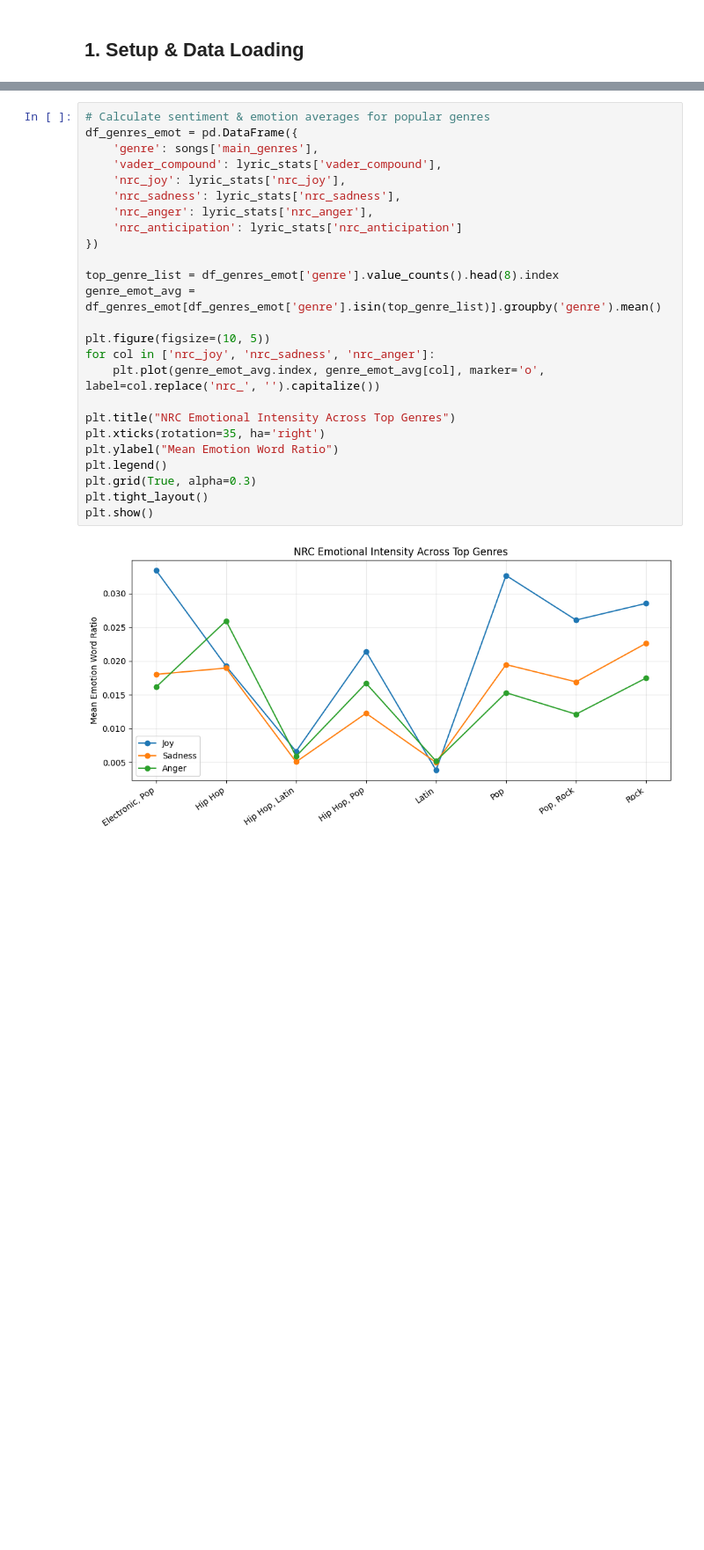
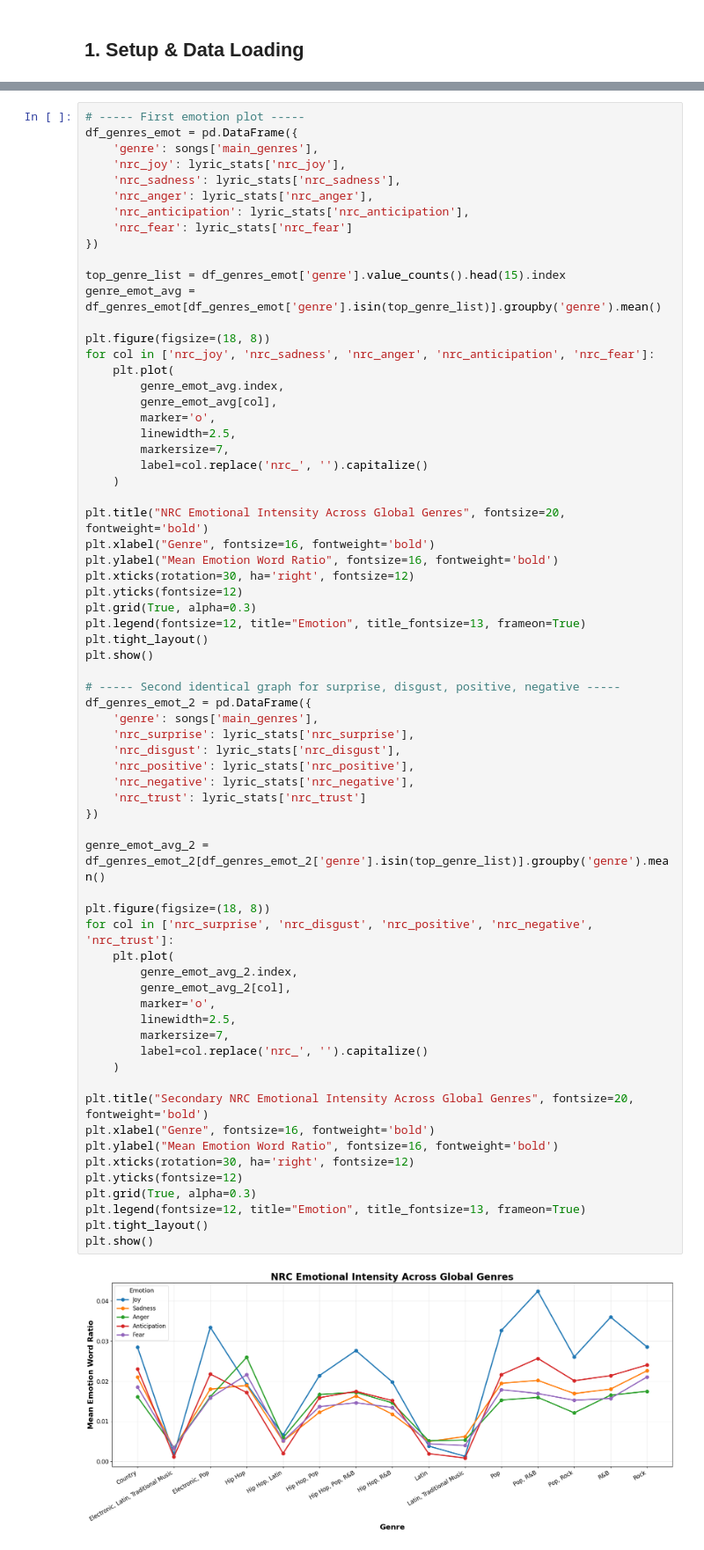
Before and after one commit to essteec/music-prediction, a Jupyter notebook: notebooks/02_global_multilingual_lyric_analysis.ipynb, the cells around one changed output, grey strips where cells are left out. Shown at 88% size. Cells and saved outputs as stored; diff of their text form; blank space fills up the shorter version.

```diff
--- a/notebooks/02_global_multilingual_lyric_analysis.ipynb
+++ b/notebooks/02_global_multilingual_lyric_analysis.ipynb
@@ -111,27 +216,69 @@ We examine the dominant emotional nuances (Joy, Sadness, Anger, Fear, Love, Opti
 # %%
-# Calculate sentiment & emotion averages for popular genres
+# ----- First emotion plot -----
 df_genres_emot = pd.DataFrame({
     'genre': songs['main_genres'],
-    'vader_compound': lyric_stats['vader_compound'],
     'nrc_joy': lyric_stats['nrc_joy'],
     'nrc_sadness': lyric_stats['nrc_sadness'],
     'nrc_anger': lyric_stats['nrc_anger'],
-    'nrc_anticipation': lyric_stats['nrc_anticipation']
+    'nrc_anticipation': lyric_stats['nrc_anticipation'],
+    'nrc_fear': lyric_stats['nrc_fear']
 })
 
-top_genre_list = df_genres_emot['genre'].value_counts().head(8).index
+top_genre_list = df_genres_emot['genre'].value_counts().head(15).index
 genre_emot_avg = df_genres_emot[df_genres_emot['genre'].isin(top_genre_list)].groupby('genre').mean()
 
-plt.figure(figsize=(10, 5))
-for col in ['nrc_joy', 'nrc_sadness', 'nrc_anger']:
-    plt.plot(genre_emot_avg.index, genre_emot_avg[col], marker='o', label=col.replace('nrc_', '').capitalize())
+plt.figure(figsize=(18, 8))
+for col in ['nrc_joy', 'nrc_sadness', 'nrc_anger', 'nrc_anticipation', 'nrc_fear']:
+    plt.plot(
+        genre_emot_avg.index,
+        genre_emot_avg[col],
+        marker='o',
+        linewidth=2.5,
+        markersize=7,
+        label=col.replace('nrc_', '').capitalize()
+    )
 
-plt.title("NRC Emotional Intensity Across Top Genres")
-plt.xticks(rotation=35, ha='right')
-plt.ylabel("Mean Emotion Word Ratio")
-plt.legend()
+plt.title("NRC Emotional Intensity Across Global Genres", fontsize=20, fontweight='bold')
+plt.xlabel("Genre", fontsize=16, fontweight='bold')
+plt.ylabel("Mean Emotion Word Ratio", fontsize=16, fontweight='bold')
+plt.xticks(rotation=30, ha='right', fontsize=12)
+plt.yticks(fontsize=12)
 plt.grid(True, alpha=0.3)
+plt.legend(fontsize=12, title="Emotion", title_fontsize=13, frameon=True)
 plt.tight_layout()
 plt.show()
+
+# ----- Second identical graph for surprise, disgust, positive, negative -----
+df_genres_emot_2 = pd.DataFrame({
+    'genre': songs['main_genres'],
+    'nrc_surprise': lyric_stats['nrc_surprise'],
+    'nrc_disgust': lyric_stats['nrc_disgust'],
+    'nrc_positive': lyric_stats['nrc_positive'],
+    'nrc_negative': lyric_stats['nrc_negative'],
+    'nrc_trust': lyric_stats['nrc_trust']
+})
+
+genre_emot_avg_2 = df_genres_emot_2[df_genres_emot_2['genre'].isin(top_genre_list)].groupby('genre').mean()
+
+plt.figure(figsize=(18, 8))
+for col in ['nrc_surprise', 'nrc_disgust', 'nrc_positive', 'nrc_negative', 'nrc_trust']:
+    plt.plot(
+        genre_emot_avg_2.index,
+        genre_emot_avg_2[col],
+        marker='o',
+        linewidth=2.5,
+        markersize=7,
+        label=col.replace('nrc_', '').capitalize()
+    )
+
+plt.title("Secondary NRC Emotional Intensity Across Global Genres", fontsize=20, fontweight='bold')
+plt.xlabel("Genre", fontsize=16, fontweight='bold')
+plt.ylabel("Mean Emotion Word Ratio", fontsize=16, fontweight='bold')
+plt.xticks(rotation=30, ha='right', fontsize=12)
+plt.yticks(fontsize=12)
+plt.grid(True, alpha=0.3)
+plt.legend(fontsize=12, title="Emotion", title_fontsize=13, frameon=True)
+plt.tight_layout()
+plt.show()
 # %% [output]
-[figure, old version]
+[figure, new version]
```
Also changed, not shown: parts of 17 cells of this notebook, 23 other files.
